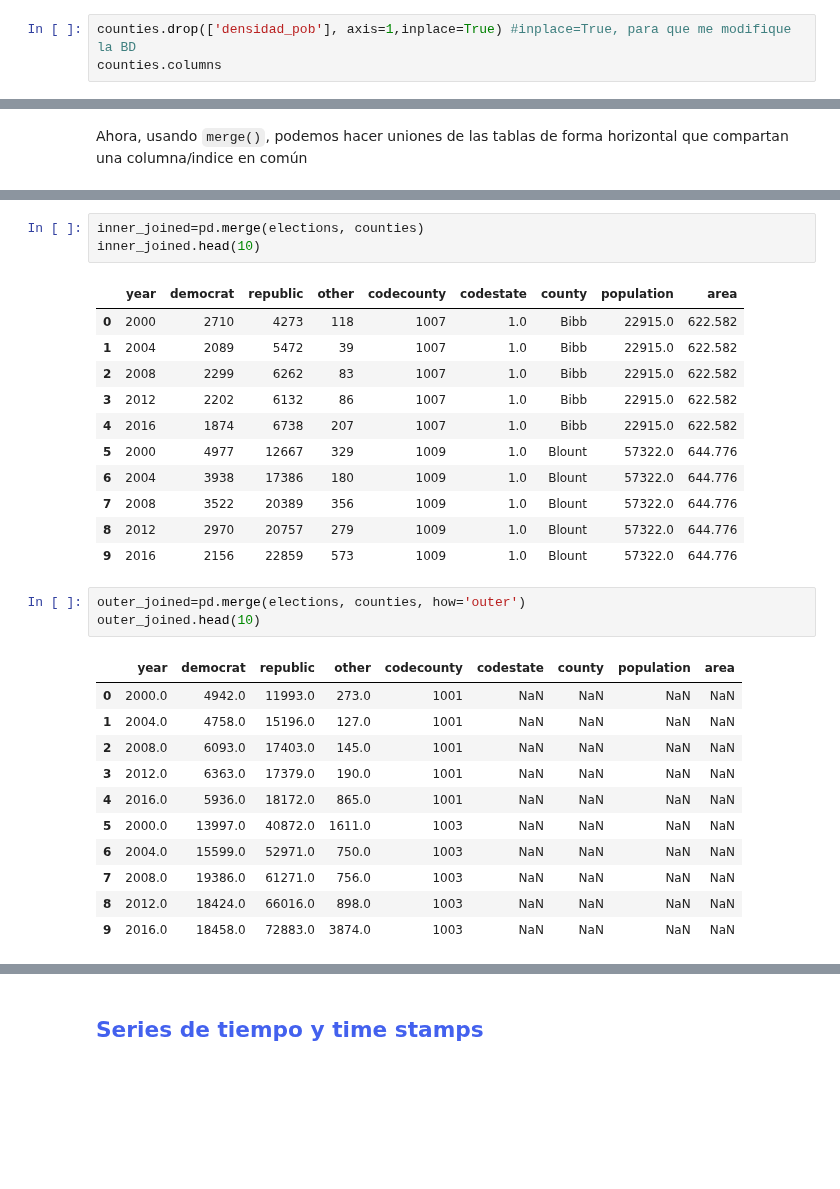
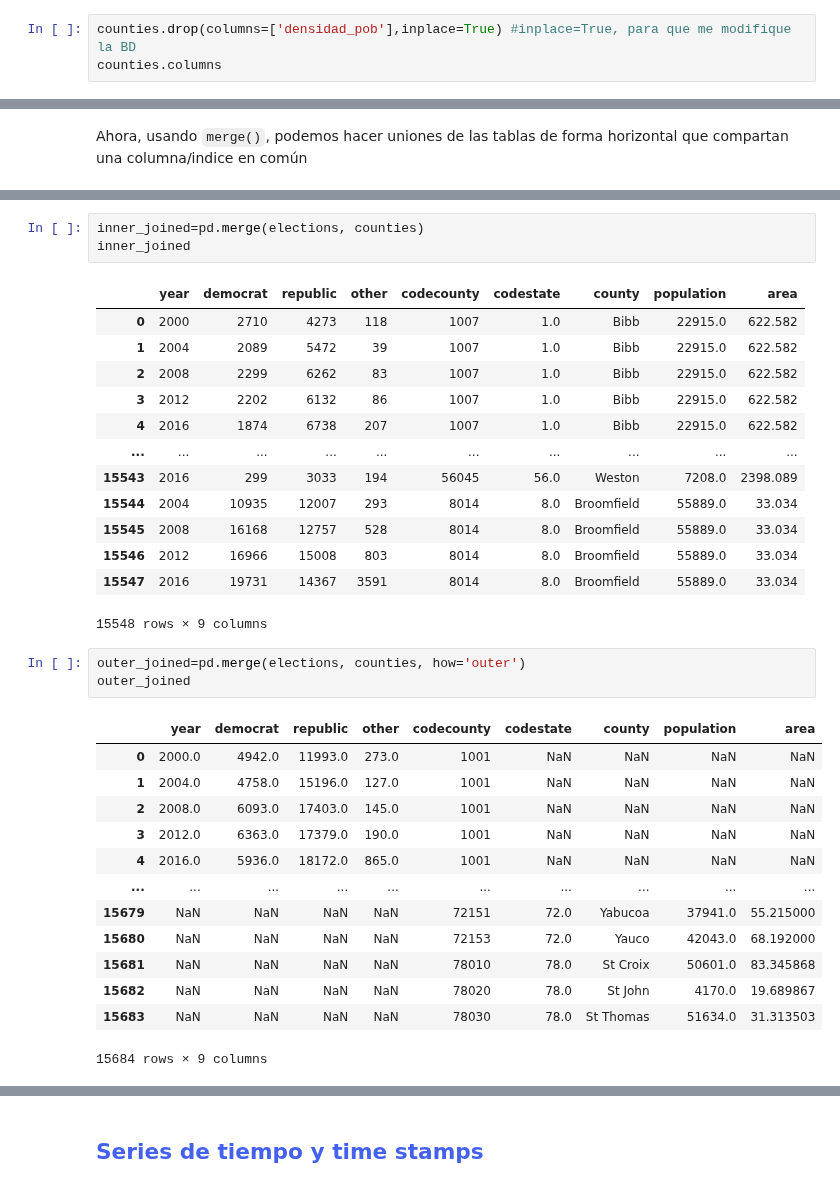
Before and after one commit to AprendizajeProfundo/diplomado-ciencia-de-datos, a Jupyter notebook: Programación-Python/Cuadernos/Taller_Pandas.ipynb, the cells around one changed output, grey strips where cells are left out. Drawn from its saved outputs; the diff is of its cells as text; blank space fills up the shorter version.

```diff
--- a/Programación-Python/Cuadernos/Taller_Pandas.ipynb
+++ b/Programación-Python/Cuadernos/Taller_Pandas.ipynb
@@ -417,7 +445,7 @@ print(counties.shape)
 (3234, 6)
 (3231, 6)
 # %%
-counties.drop(['densidad_pob'], axis=1,inplace=True) #inplace=True, para que me modifique la BD
+counties.drop(columns=['densidad_pob'],inplace=True) #inplace=True, para que me modifique la BD
 counties.columns
 # %% [output]
 Index(['codestate', 'codecounty', 'county', 'population', 'area'], dtype='object')
@@ -678,21 +730,23 @@ display(counties)
 # %%
 inner_joined=pd.merge(elections, counties)
-inner_joined.head(10)
+inner_joined
 # %% [output]
 |  | year | democrat | republic | other | codecounty | codestate | county | population | area |
 | 0 | 2000 | 2710 | 4273 | 118 | 1007 | 1.0 | Bibb | 22915.0 | 622.582 |
 | 1 | 2004 | 2089 | 5472 | 39 | 1007 | 1.0 | Bibb | 22915.0 | 622.582 |
 | 2 | 2008 | 2299 | 6262 | 83 | 1007 | 1.0 | Bibb | 22915.0 | 622.582 |
 | 3 | 2012 | 2202 | 6132 | 86 | 1007 | 1.0 | Bibb | 22915.0 | 622.582 |
 | 4 | 2016 | 1874 | 6738 | 207 | 1007 | 1.0 | Bibb | 22915.0 | 622.582 |
-| 5 | 2000 | 4977 | 12667 | 329 | 1009 | 1.0 | Blount | 57322.0 | 644.776 |
-| 6 | 2004 | 3938 | 17386 | 180 | 1009 | 1.0 | Blount | 57322.0 | 644.776 |
-| 7 | 2008 | 3522 | 20389 | 356 | 1009 | 1.0 | Blount | 57322.0 | 644.776 |
-| 8 | 2012 | 2970 | 20757 | 279 | 1009 | 1.0 | Blount | 57322.0 | 644.776 |
-| 9 | 2016 | 2156 | 22859 | 573 | 1009 | 1.0 | Blount | 57322.0 | 644.776 |
+| ... | ... | ... | ... | ... | ... | ... | ... | ... | ... |
+| 15543 | 2016 | 299 | 3033 | 194 | 56045 | 56.0 | Weston | 7208.0 | 2398.089 |
+| 15544 | 2004 | 10935 | 12007 | 293 | 8014 | 8.0 | Broomfield | 55889.0 | 33.034 |
+| 15545 | 2008 | 16168 | 12757 | 528 | 8014 | 8.0 | Broomfield | 55889.0 | 33.034 |
+| 15546 | 2012 | 16966 | 15008 | 803 | 8014 | 8.0 | Broomfield | 55889.0 | 33.034 |
+| 15547 | 2016 | 19731 | 14367 | 3591 | 8014 | 8.0 | Broomfield | 55889.0 | 33.034 |
+15548 rows × 9 columns
 # %%
 outer_joined=pd.merge(elections, counties, how='outer')
-outer_joined.head(10)
+outer_joined
 # %% [output]
 |  | year | democrat | republic | other | codecounty | codestate | county | population | area |
 | 0 | 2000.0 | 4942.0 | 11993.0 | 273.0 | 1001 | NaN | NaN | NaN | NaN |
@@ -700,10 +754,12 @@ outer_joined.head(10)
 | 2 | 2008.0 | 6093.0 | 17403.0 | 145.0 | 1001 | NaN | NaN | NaN | NaN |
 | 3 | 2012.0 | 6363.0 | 17379.0 | 190.0 | 1001 | NaN | NaN | NaN | NaN |
 | 4 | 2016.0 | 5936.0 | 18172.0 | 865.0 | 1001 | NaN | NaN | NaN | NaN |
-| 5 | 2000.0 | 13997.0 | 40872.0 | 1611.0 | 1003 | NaN | NaN | NaN | NaN |
-| 6 | 2004.0 | 15599.0 | 52971.0 | 750.0 | 1003 | NaN | NaN | NaN | NaN |
-| 7 | 2008.0 | 19386.0 | 61271.0 | 756.0 | 1003 | NaN | NaN | NaN | NaN |
-| 8 | 2012.0 | 18424.0 | 66016.0 | 898.0 | 1003 | NaN | NaN | NaN | NaN |
-| 9 | 2016.0 | 18458.0 | 72883.0 | 3874.0 | 1003 | NaN | NaN | NaN | NaN |
+| ... | ... | ... | ... | ... | ... | ... | ... | ... | ... |
+| 15679 | NaN | NaN | NaN | NaN | 72151 | 72.0 | Yabucoa | 37941.0 | 55.215000 |
+| 15680 | NaN | NaN | NaN | NaN | 72153 | 72.0 | Yauco | 42043.0 | 68.192000 |
+| 15681 | NaN | NaN | NaN | NaN | 78010 | 78.0 | St Croix | 50601.0 | 83.345868 |
+| 15682 | NaN | NaN | NaN | NaN | 78020 | 78.0 | St John | 4170.0 | 19.689867 |
+| 15683 | NaN | NaN | NaN | NaN | 78030 | 78.0 | St Thomas | 51634.0 | 31.313503 |
+15684 rows × 9 columns
 # %%
 left_joined=pd.merge(elections, counties, how='left')
```
Also changed, not shown: parts of 27 cells of this notebook, 6 other files.
